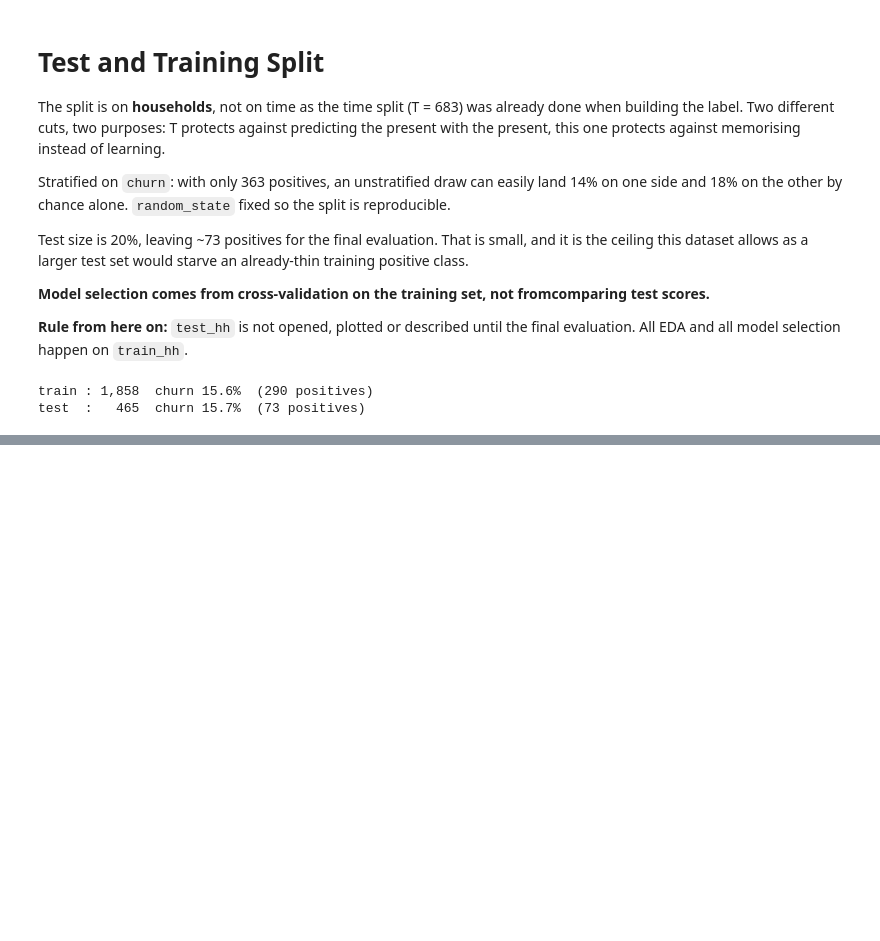
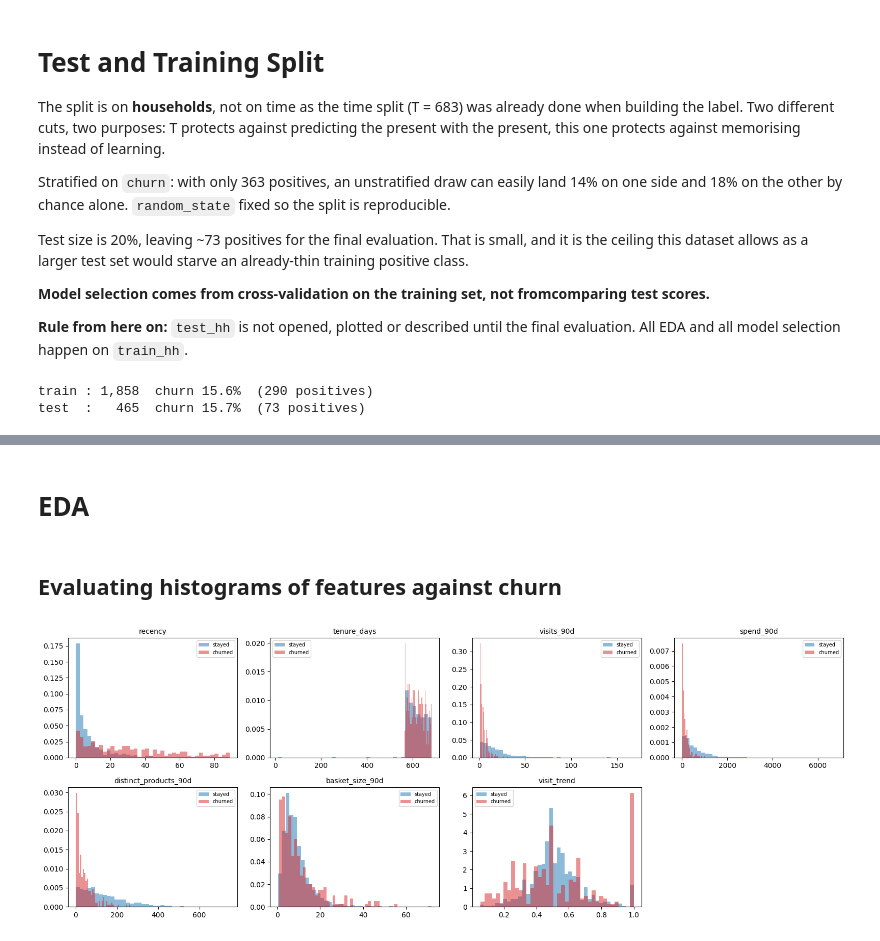
Before and after one commit to andreydesousa92-byte/Churn_Dunhumby_Kaggle, a Jupyter notebook: customer-churn-prediction.ipynb, the cells around one changed output, grey strips where cells are left out. Drawn from its saved outputs; the diff is of its cells as text; code cells hidden in the pictures; blank space fills up the shorter version.

```diff
--- a/customer-churn-prediction.ipynb
+++ b/customer-churn-prediction.ipynb
@@ -495,2 +541,22 @@ X_train.describe().T
 # %%
 y_train = train_hh.set_index("household_key")["churn"].reindex(X_train.index)
+# %% [markdown]
+# EDA
+# %% [markdown]
+## Evaluating histograms of features against churn
+# %%
+fig, axes = plt.subplots(2, 4, figsize=(16, 6))
+
+for ax, col in zip(axes.ravel(), X_train.columns):
+    for churn_val, label, color in [(0, "stayed", "tab:blue"), (1, "churned", "tab:red")]:
+        X_train.loc[y_train == churn_val, col].plot.hist(
+            ax=ax, bins=40, alpha=0.5, density=True, label=label, color=color
+        )
+    ax.set_title(col, fontsize=10)
+    ax.set_ylabel("")
+    ax.legend(fontsize=7)
+
+axes.ravel()[-1].axis("off")   # 7 features, 8 slots
+plt.tight_layout()
+# %% [output]
+[figure, added]
```
Also changed, not shown: parts of 17 cells of this notebook.
